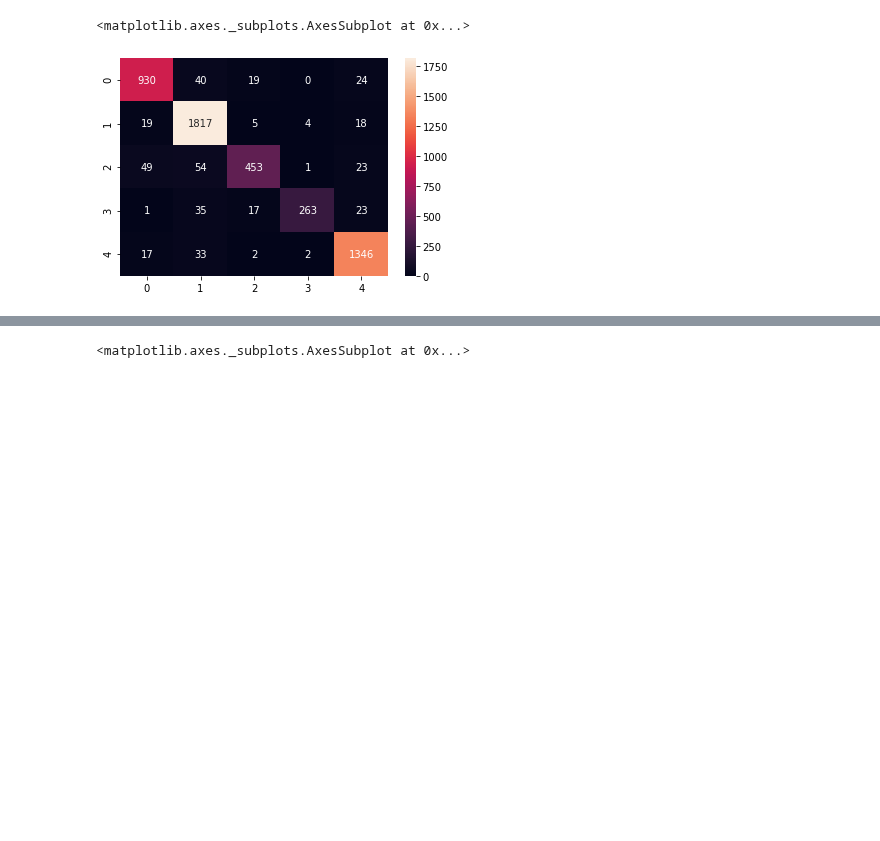
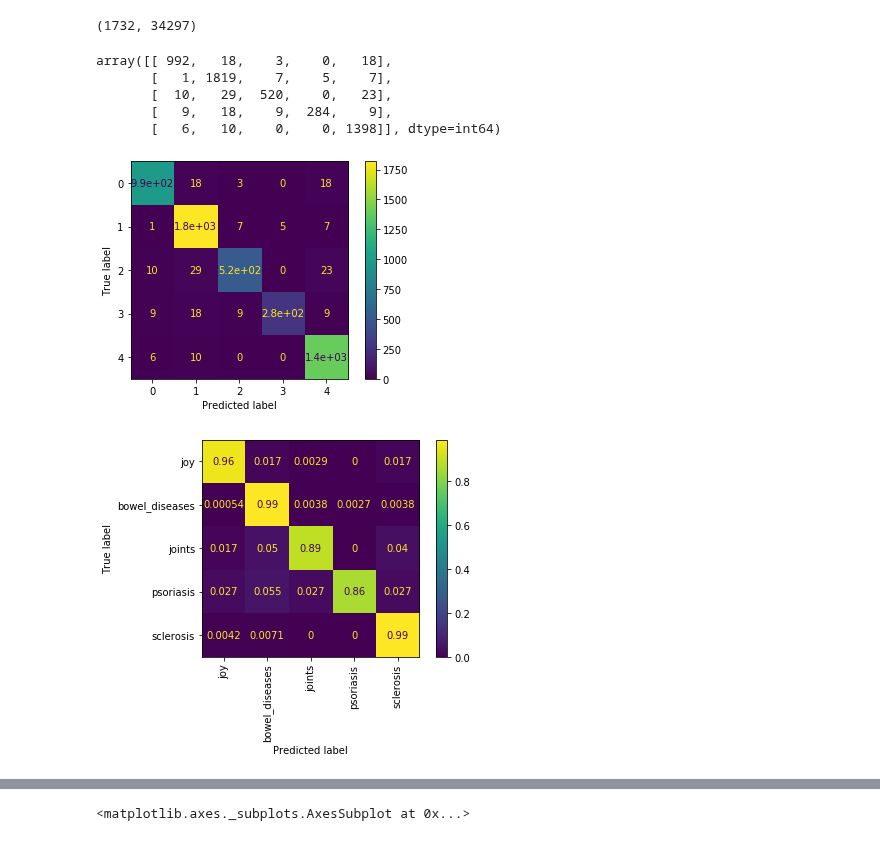
Before and after one commit to roishlezinger/nlpH, a Jupyter notebook: final project/community classification.ipynb, the cells around one changed output, grey strips where cells are left out. Cells and saved outputs as stored; diff of their text form; code cells hidden in the pictures; blank space fills up the shorter version.

```diff
--- a/final project/community classification.ipynb
+++ b/final project/community classification.ipynb
@@ -37,0 +105,6 @@ all_communities
+# %%
+def get_com_names(community):
+    community_content = pd.read_csv('data_lemma/%s_lemma.csv' % (community), sep ='\t', encoding='utf-32')
+    return set(community_content.name.str.cat().replace('"', '').translate(
+        {ord(k): None for k in digits}).replace(',', ' ').replace('(', ' ').replace(')', ' ').split())
+get_com_names('joy')
@@ -41,7 +144,7 @@ com_list = ['joy','bowel_diseases','joints','psoriasis','sclerosis']
 for i in range(len(com_list)):
     community_content = pd.read_csv('data_lemma/%s_lemma.csv' % (com_list[i]), sep ='\t', encoding='utf-32')
     community_talks = pd.DataFrame(community_content.apply(
-        lambda x: ' '.join(community_content.loc[x.name,['title']+list(map(str, range(1,25)))].dropna()), axis=1),
+        lambda x: remove_signs(' '.join(community_content.loc[x.name,['title']+list(map(str, range(1,25)))].dropna())), axis=1),
              columns=['text'])
     community_talks['label'] = i
     all_communities = pd.concat([all_communities,community_talks])
@@ -62,0 +154,15 @@ all_communities
+# %%
+all_communities = pd.DataFrame(columns=['text','label'])
+com_list = ['joy','bowel_diseases','joints','psoriasis','sclerosis']
+for i in range(len(com_list)):
+    time_now()
+    print(com_list[i])
+    community_content = pd.read_csv('data_lemma/%s_lemma.csv' % (com_list[i]), sep ='\t', encoding='utf-32')
+    community_talks = pd.DataFrame(community_content.apply(
+        lambda x: remove_signs_and_names(' '.join(
+            community_content.loc[x.name,['title']+list(map(str, range(1,25)))].dropna()).replace(' ','  '),
+                                         stop_words + list(get_com_names(com_list[i])),x.name),axis=1),columns=['text'])
+    community_talks['label'] = i
+    all_communities = pd.concat([all_communities,community_talks])
+time_now()
+all_communities
@@ -156,2 +363,0 @@ lists[:10]
-# %%
-X_train_counts = X_train_counts[:,list(range(7325))+list(range(7326,7727))+list(range(7728,X_train_counts.shape[1]))]
@@ -166,14 +370,26 @@ X_train_tf.shape
 # %%
 X_test_tf = tf_transformer.transform(X_test_counts)
+X_test_tf.shape
+# %% [output]
+(1732, 34297)
 # %%
 clf=LogisticRegression(max_iter=200).fit(X_train_tf, train_df.label.astype(str))
 # %%
 train_predicted=clf.predict(X_train_tf)
 cm = confusion_matrix(train_df.label.astype(str), train_predicted)
-sns.heatmap(cm, annot=True, fmt="d")
+sklearn.metrics.plot_confusion_matrix(clf, X_train_tf,train_df.label.astype(str))
+sklearn.metrics.plot_confusion_matrix(clf, X_train_tf,train_df.label.astype(str),normalize='true'
+                                      ,display_labels=com_list,xticks_rotation='vertical')
+cm
+# sns.heatmap(cm, annot=True, fmt="d")
 # %% [output]
-<matplotlib.axes._subplots.AxesSubplot at 0x...>
+array([[ 992,   18,    3,    0,   18],
+       [   1, 1819,    7,    5,    7],
+       [  10,   29,  520,    0,   23],
+       [   9,   18,    9,  284,    9],
+       [   6,   10,    0,    0, 1398]], dtype=int64)
-[figure, old version]
+[figure, new version]
+[figure, added]
 # %%
 test_predicted=clf.predict(X_test_tf)
 cm = confusion_matrix(test_df.label.astype(str), test_predicted)
```
Also changed, not shown: parts of 42 cells of this notebook.
